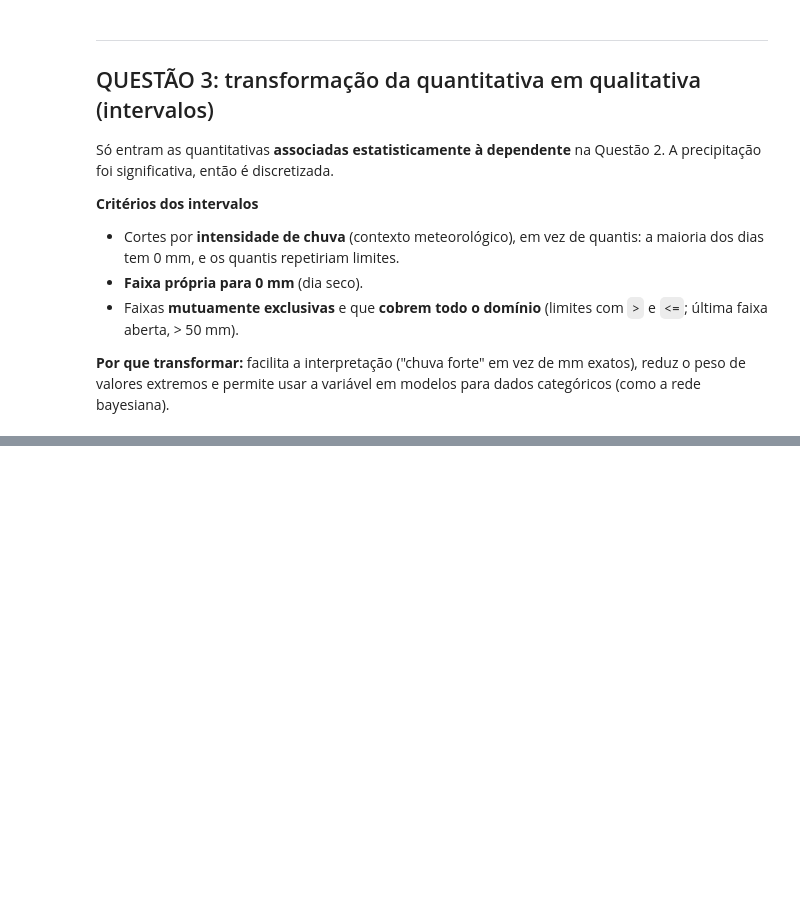
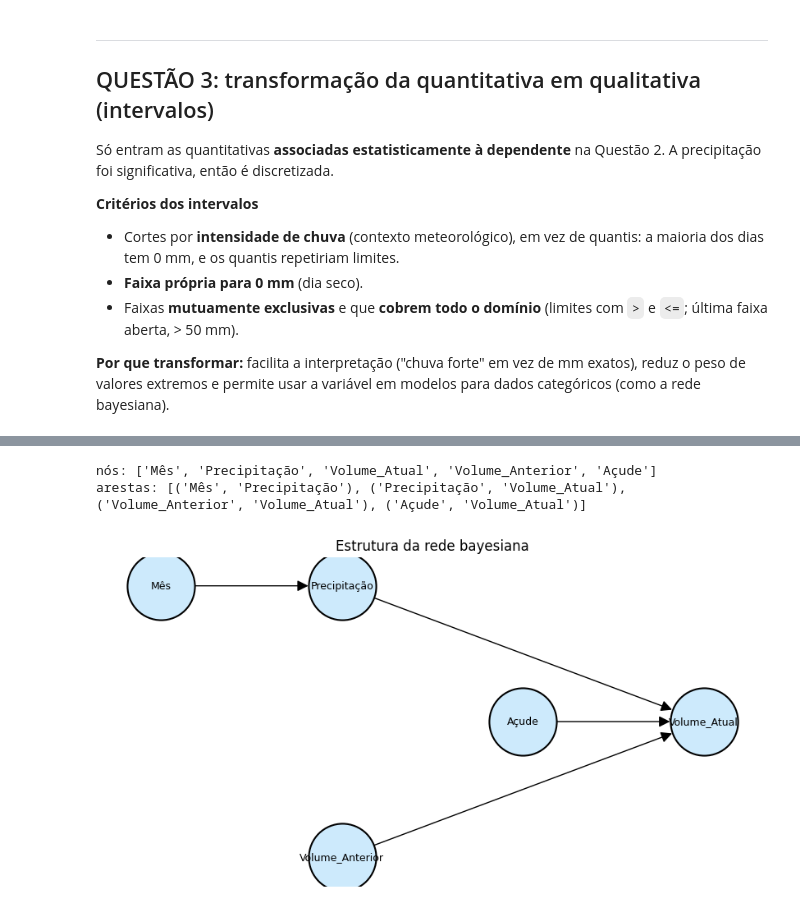
Before and after one commit to printfSideaux/PRCP_RDA_ANALISIS, a Jupyter notebook: notebooks/TesteAssociacaoEntreVariaveis.ipynb, the cells around one changed output, grey strips where cells are left out. Saved outputs shown, nothing was run; the diff lists cells and outputs as text; code cells hidden in the pictures; blank space fills up the shorter version.

Commit message:
adicionando questao 4

```diff
--- a/notebooks/TesteAssociacaoEntreVariaveis.ipynb
+++ b/notebooks/TesteAssociacaoEntreVariaveis.ipynb
@@ -295,0 +494,47 @@ if (espb <= 5).any():
+# %%
+Gnew = nx.DiGraph() #Novo grafo direcionado (DAG)
+
+Gnew.add_edges_from([ # adicionando as arestas (relacionamentos) entre as variáveis
+    ("Mês",             "Precipitação"),
+    ("Precipitação",    "Volume_Atual"),
+    ("Volume_Anterior", "Volume_Atual"),
+    ("Açude",           "Volume_Atual"),
+])
+
+assert nx.is_directed_acyclic_graph(Gnew), "A rede bayesiana não pode ter ciclos" # verifica se o grafo é acíclico (DAG)
+
+pos = { # posições dos nós no grafo
+    "Mês":             (0, 1),
+    "Precipitação":    (1, 1),
+    "Volume_Anterior": (1, -1),
+    "Açude":           (2, 0),
+    "Volume_Atual":    (3, 0),
+}
+
+plt.figure(figsize=(8, 4))
+
+nx.draw(
+    Gnew,
+    pos,
+    with_labels=True,
+    node_size=3500,
+    node_color='#cdeafc',
+    edgecolors='black',
+    linewidths=1.5,
+    font_size=9,
+    arrowsize=20,
+
+    arrows=True
+)
+
+print("nós:", Gnew.nodes()) #mostra os nós
+print("arestas:", Gnew.edges()) #mostra as arestas
+
+plt.title("Estrutura da rede bayesiana")
+plt.axis('off')
+
+plt.show()
+# %% [output]
+nós: ['Mês', 'Precipitação', 'Volume_Atual', 'Volume_Anterior', 'Açude']
+arestas: [('Mês', 'Precipitação'), ('Precipitação', 'Volume_Atual'), ('Volume_Anterior', 'Volume_Atual'), ('Açude', 'Volume_Atual')]
+[figure, added]
```
Also changed, not shown: parts of 16 cells of this notebook, 1 other file.
